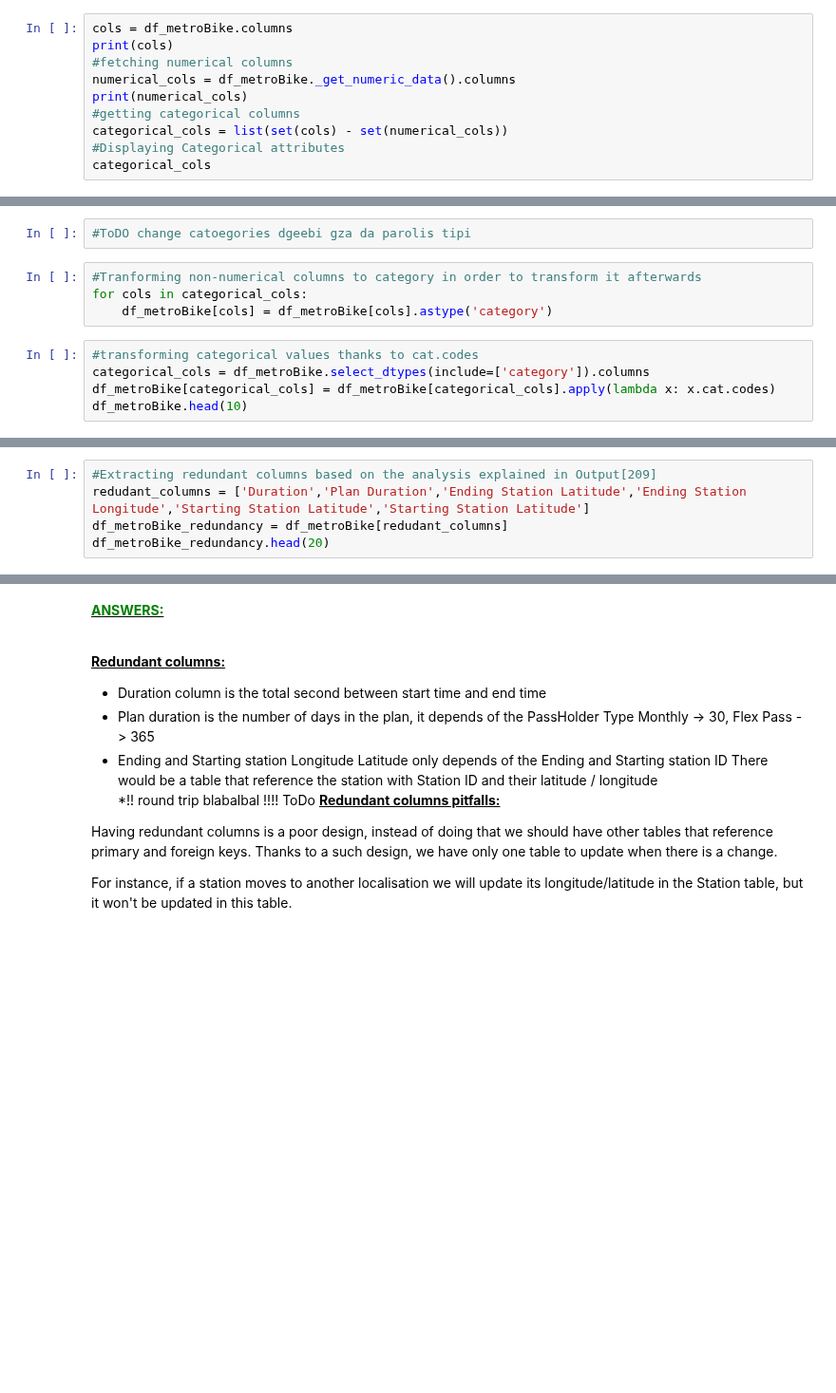
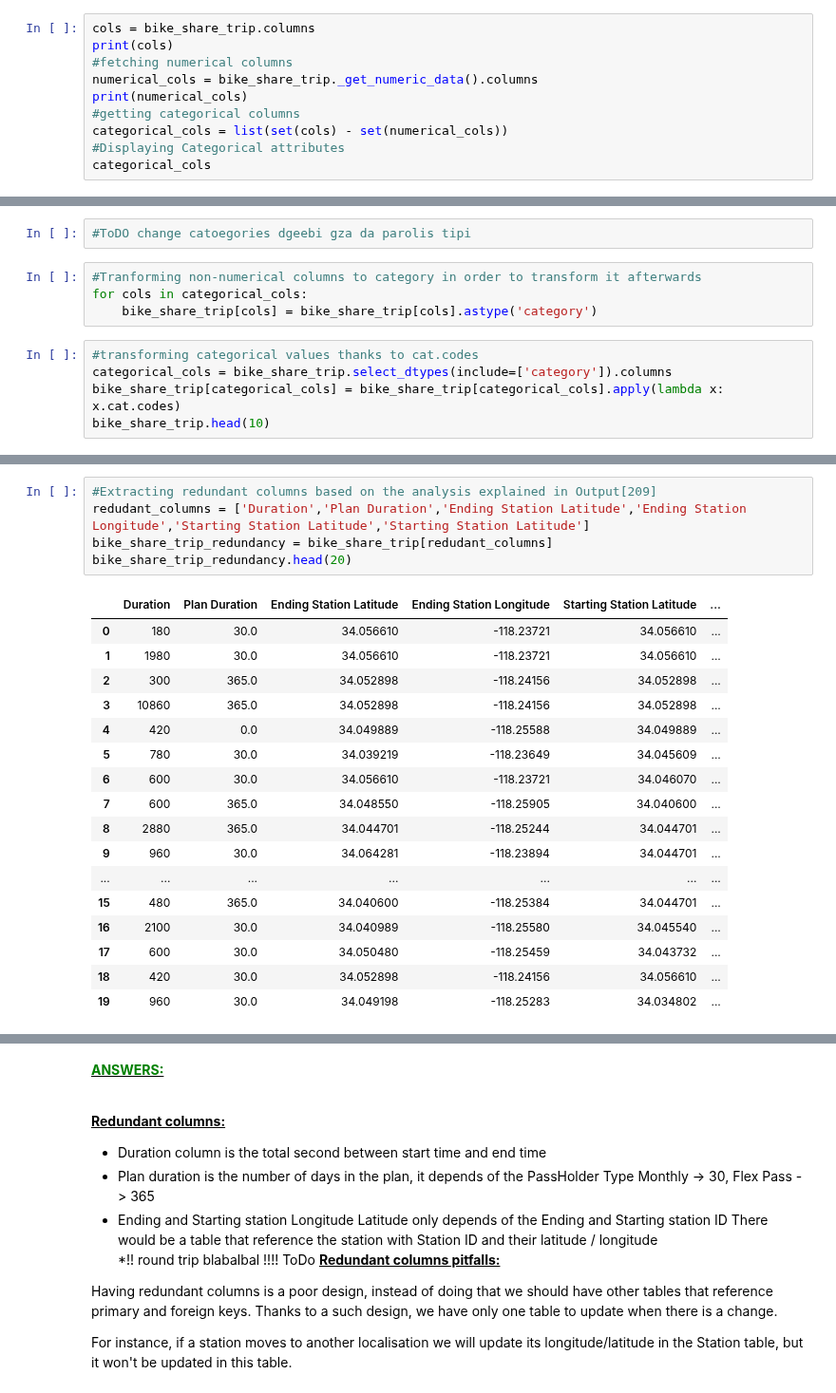
Before and after one commit to Apiquet/ADA_EPFL, a Jupyter notebook: ADA2018-Homework-master/01 - Pandas and Data Wrangling/Exercise 1.ipynb, the cells around one changed output, grey strips where cells are left out. Shown at 95% size. Saved outputs shown, nothing was run; the diff lists cells and outputs as text; blank space fills up the shorter version.

Commit message:
B2, df_metroBikes to bike_share_trip

```diff
--- a/ADA2018-Homework-master/01 - Pandas and Data Wrangling/Exercise 1.ipynb
+++ b/ADA2018-Homework-master/01 - Pandas and Data Wrangling/Exercise 1.ipynb
@@ -420,10 +420,10 @@ bike_share_trip.describe()
 | 75% | 6434.000000 | 1080.000000 | 3063.00000 | 34.050480 | -118.238810 | 30.000000 | ... |
 | max | 6728.000000 | 86400.000000 | 4108.00000 | 34.064281 | 0.000000 | 365.000000 | ... |
 # %%
-cols = df_metroBike.columns
+cols = bike_share_trip.columns
 print(cols)
 #fetching numerical columns
-numerical_cols = df_metroBike._get_numeric_data().columns
+numerical_cols = bike_share_trip._get_numeric_data().columns
 print(numerical_cols)
 #getting categorical columns
 categorical_cols = list(set(cols) - set(numerical_cols))
@@ -436,9 +446,9 @@ NameError: name 'df_metroBike' is not defined
 # %%
 #Tranforming non-numerical columns to category in order to transform it afterwards
 for cols in categorical_cols:
-    df_metroBike[cols] = df_metroBike[cols].astype('category')
+    bike_share_trip[cols] = bike_share_trip[cols].astype('category')
 # %%
 #transforming categorical values thanks to cat.codes
-categorical_cols = df_metroBike.select_dtypes(include=['category']).columns
-df_metroBike[categorical_cols] = df_metroBike[categorical_cols].apply(lambda x: x.cat.codes)
-df_metroBike.head(10)
+categorical_cols = bike_share_trip.select_dtypes(include=['category']).columns
+bike_share_trip[categorical_cols] = bike_share_trip[categorical_cols].apply(lambda x: x.cat.codes)
+bike_share_trip.head(10)
@@ -445,7 +467,25 @@ df_metroBike.head(10)
 # %%
 #Extracting redundant columns based on the analysis explained in Output[209]
 redudant_columns = ['Duration','Plan Duration','Ending Station Latitude','Ending Station Longitude','Starting Station Latitude','Starting Station Latitude']
-df_metroBike_redundancy = df_metroBike[redudant_columns]
-df_metroBike_redundancy.head(20)
+bike_share_trip_redundancy = bike_share_trip[redudant_columns]
+bike_share_trip_redundancy.head(20)
+# %% [output]
+|  | Duration | Plan Duration | Ending Station Latitude | Ending Station Longitude | Starting Station Latitude | ... |
+| 0 | 180 | 30.0 | 34.056610 | -118.23721 | 34.056610 | ... |
+| 1 | 1980 | 30.0 | 34.056610 | -118.23721 | 34.056610 | ... |
+| 2 | 300 | 365.0 | 34.052898 | -118.24156 | 34.052898 | ... |
+| 3 | 10860 | 365.0 | 34.052898 | -118.24156 | 34.052898 | ... |
+| 4 | 420 | 0.0 | 34.049889 | -118.25588 | 34.049889 | ... |
+| 5 | 780 | 30.0 | 34.039219 | -118.23649 | 34.045609 | ... |
+| 6 | 600 | 30.0 | 34.056610 | -118.23721 | 34.046070 | ... |
+| 7 | 600 | 365.0 | 34.048550 | -118.25905 | 34.040600 | ... |
+| 8 | 2880 | 365.0 | 34.044701 | -118.25244 | 34.044701 | ... |
+| 9 | 960 | 30.0 | 34.064281 | -118.23894 | 34.044701 | ... |
+| ... | ... | ... | ... | ... | ... | ... |
+| 15 | 480 | 365.0 | 34.040600 | -118.25384 | 34.044701 | ... |
+| 16 | 2100 | 30.0 | 34.040989 | -118.25580 | 34.045540 | ... |
+| 17 | 600 | 30.0 | 34.050480 | -118.25459 | 34.043732 | ... |
+| 18 | 420 | 30.0 | 34.052898 | -118.24156 | 34.056610 | ... |
+| 19 | 960 | 30.0 | 34.049198 | -118.25283 | 34.034802 | ... |
 # %%
 #Create dataframe without redundancy
```
Also changed, not shown: parts of 7 cells of this notebook.
